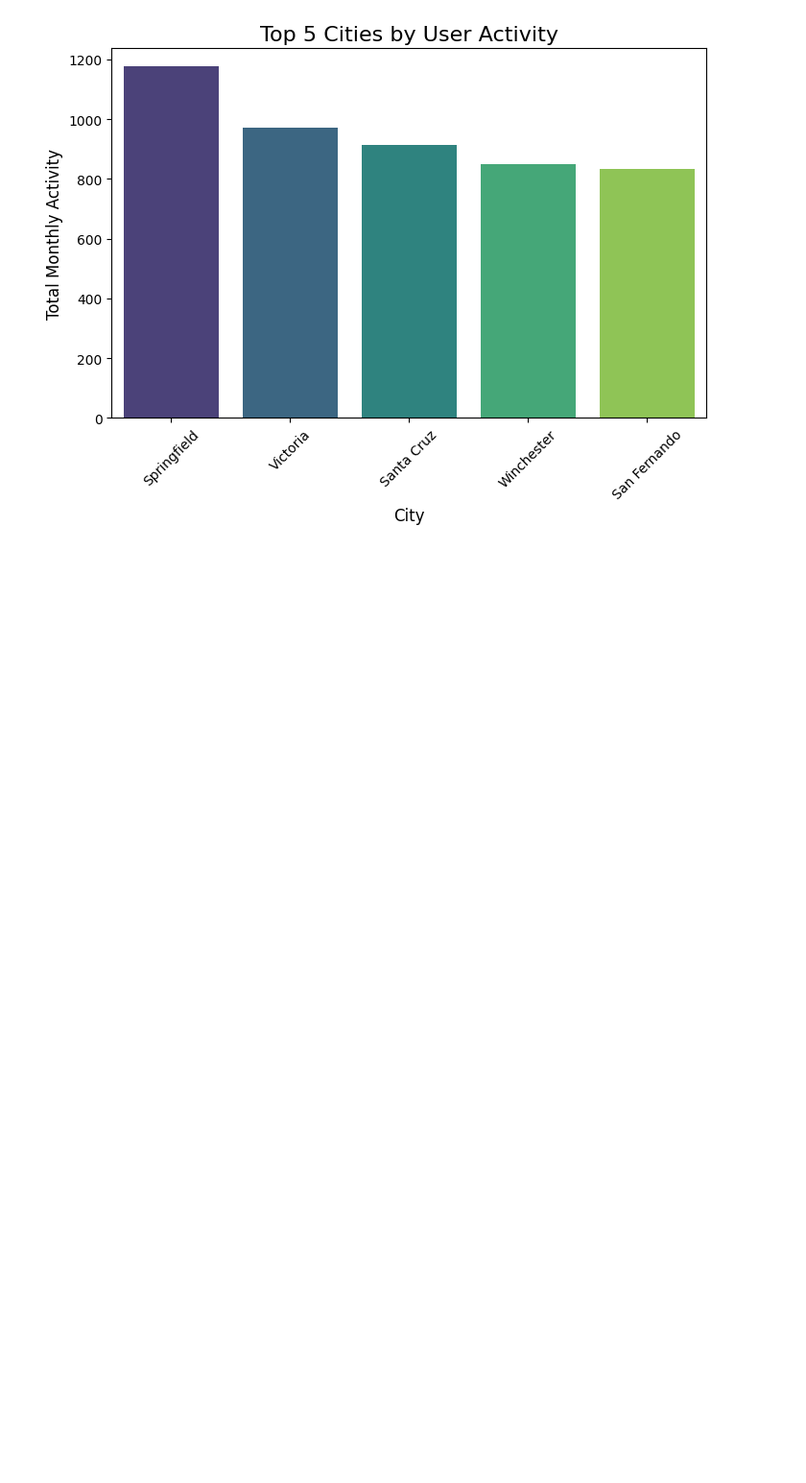
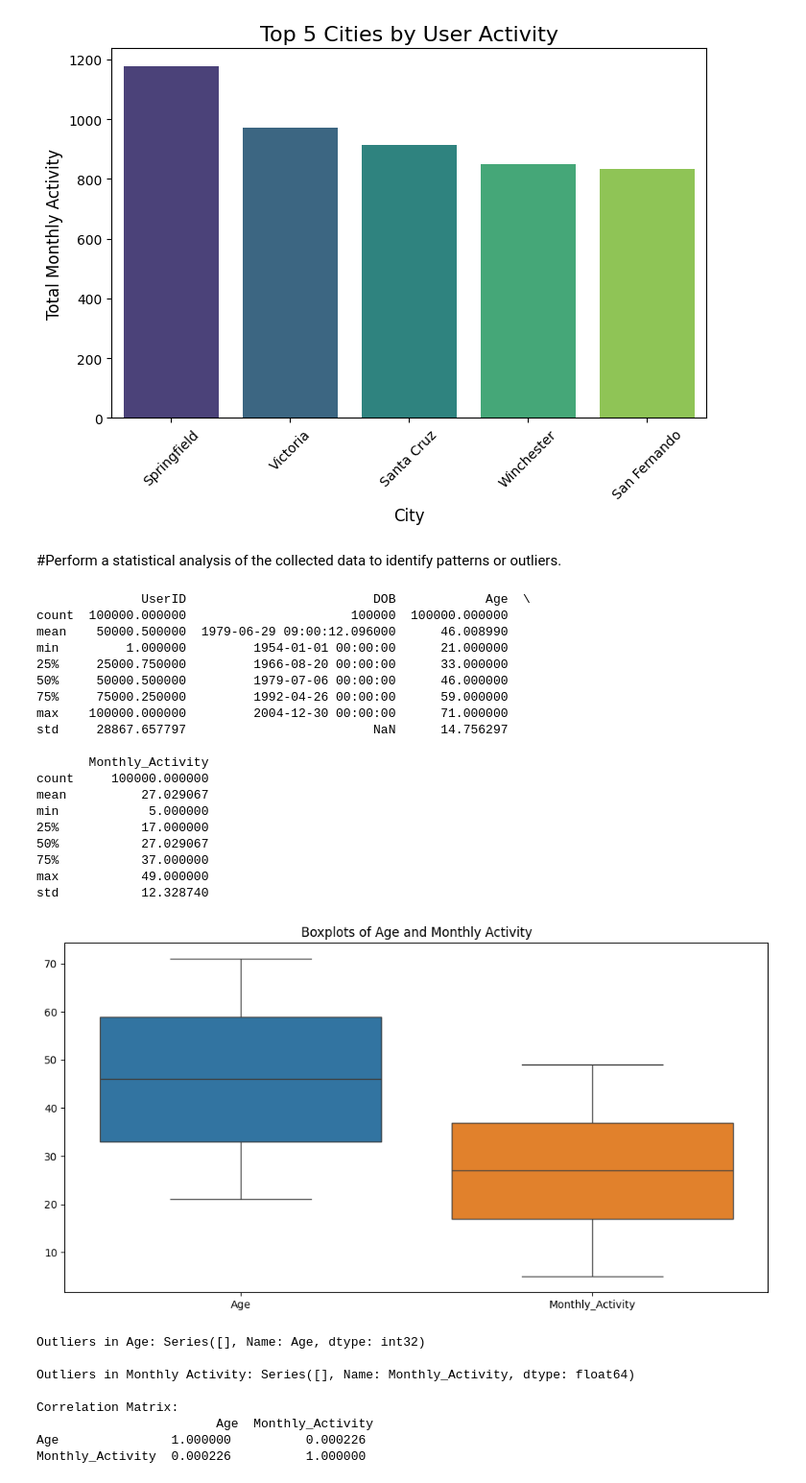
Before and after one commit to Shamiul-693/-User-Behavior-Analysis-for-Optimizing-Engagement-on-Social-Media-Platforms-, a Jupyter notebook: User_Behavior_Analysis_for_Optimizing_Engagement_on_Social_Media_Platforms_.ipynb, the cells around one changed output. Shown at 96% size. Cells and saved outputs as stored; diff of their text form; code cells hidden in the pictures; blank space fills up the shorter version.

```diff
--- a/User_Behavior_Analysis_for_Optimizing_Engagement_on_Social_Media_Platforms_.ipynb
+++ b/User_Behavior_Analysis_for_Optimizing_Engagement_on_Social_Media_Platforms_.ipynb
@@ -158,3 +158,74 @@ Passing `palette` without assigning `hue` is deprecated and will be removed in v
 
   sns.barplot(data=top_cities, x='City', y='Monthly_Activity', palette='viridis')
 [figure]
+# %% [markdown]
+#Perform a statistical analysis of the collected data to identify patterns or outliers.
+# %%
+# prompt: Perform a statistical analysis of the collected data to identify patterns or outliers.
+
+# Statistical analysis and outlier detection
+
+# Summary statistics
+print(data.describe())
+
+# Outlier detection using boxplots
+plt.figure(figsize=(12, 6))
+sns.boxplot(data=data[['Age', 'Monthly_Activity']])
+plt.title('Boxplots of Age and Monthly Activity')
+plt.show()
+
+# Identify outliers based on IQR
+def find_outliers_iqr(data):
+    Q1 = data.quantile(0.25)
+    Q3 = data.quantile(0.75)
+    IQR = Q3 - Q1
+    outliers = data[((data < (Q1 - 1.5 * IQR)) | (data > (Q3 + 1.5 * IQR)))]
+    return outliers
+
+outliers_age = find_outliers_iqr(data['Age'])
+outliers_activity = find_outliers_iqr(data['Monthly_Activity'])
+
+print("\nOutliers in Age:", outliers_age)
+print("\nOutliers in Monthly Activity:", outliers_activity)
+
+
+# Correlation analysis
+correlation_matrix = data[['Age', 'Monthly_Activity']].corr()
+print("\nCorrelation Matrix:\n", correlation_matrix)
+sns.heatmap(correlation_matrix, annot=True, cmap='coolwarm')
+plt.title('Correlation Heatmap')
+plt.show()
+
+#Further analysis can include:
+# - Z-score based outlier detection
+# - Histograms and density plots for distributions
+# - Statistical tests (e.g., t-tests, ANOVA) for comparing groups
+# %% [output]
+              UserID                         DOB            Age  \
+count  100000.000000                      100000  100000.000000
+mean    50000.500000  1979-06-29 09:00:12.096000      46.008990
+min         1.000000         1954-01-01 00:00:00      21.000000
+25%     25000.750000         1966-08-20 00:00:00      33.000000
+50%     50000.500000         1979-07-06 00:00:00      46.000000
+75%     75000.250000         1992-04-26 00:00:00      59.000000
+max    100000.000000         2004-12-30 00:00:00      71.000000
+std     28867.657797                         NaN      14.756297
+
+       Monthly_Activity
+count     100000.000000
+mean          27.029067
+min            5.000000
+25%           17.000000
+50%           27.029067
+75%           37.000000
+max           49.000000
+std           12.328740
+[figure, added]
+Outliers in Age: Series([], Name: Age, dtype: int32)
+
+Outliers in Monthly Activity: Series([], Name: Monthly_Activity, dtype: float64)
+
+Correlation Matrix:
+                        Age  Monthly_Activity
+Age               1.000000          0.000226
+Monthly_Activity  0.000226          1.000000
```
Also changed, not shown: parts of 1 cell of this notebook.
